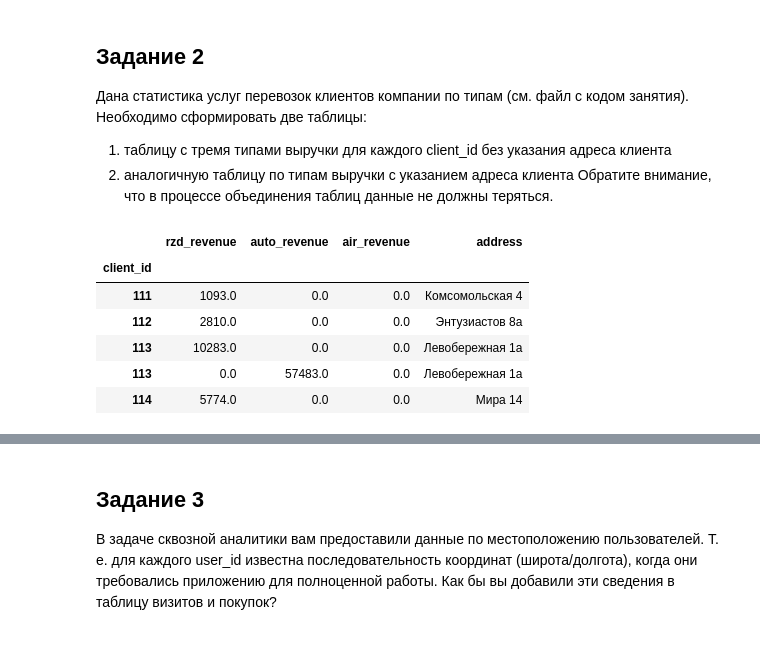
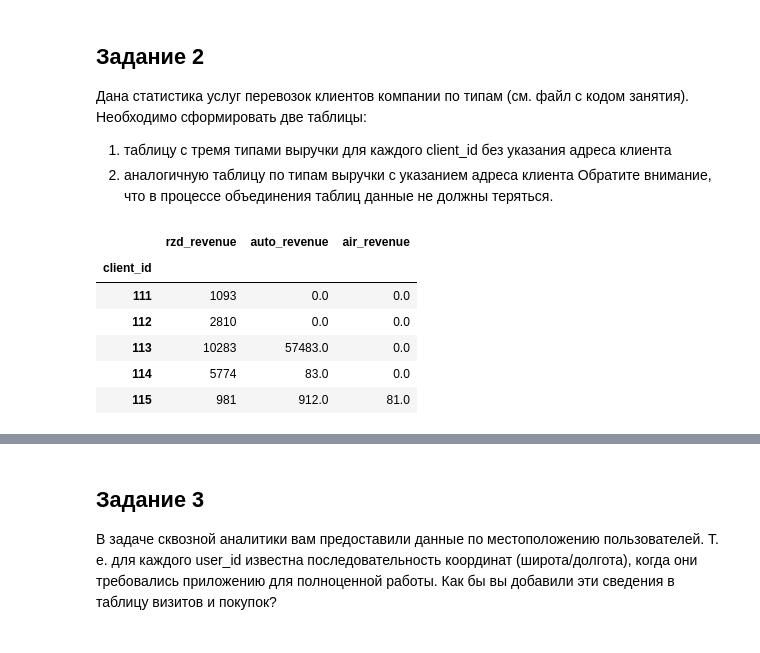
Before and after one commit to pythonwillow/pyda, a Jupyter notebook: Python_8_pandas.ipynb, the cells around one changed output, grey strips where cells are left out. Cells and saved outputs as stored; diff of their text form; code cells hidden in the pictures.

```diff
--- a/Python_8_pandas.ipynb
+++ b/Python_8_pandas.ipynb
@@ -547,22 +547,17 @@ int(lifetime['average'].mean().round())
 1. аналогичную таблицу по типам выручки с указанием адреса клиента
 Обратите внимание, что в процессе объединения таблиц данные не должны теряться.
 # %%
-all_perevozkis = pd.concat([rzd.set_index('client_id'), auto.set_index('client_id'), air.set_index('client_id')],
-                           ignore_index=False, sort=False)
+# all_perevozkis: pd.DataFrame = pd.concat([rzd.set_index('client_id'), auto.set_index('client_id'), air.set_index('client_id')],
+                           # ignore_index=False, sort=False)
+all_perevozkis: pd.DataFrame = rzd.set_index('client_id').join(auto.set_index('client_id'))\
+    .join(air.set_index('client_id'))
 all_perevozkis.fillna(0, inplace=True)
-all_perevozkis.head()
-all_adresses = all_perevozkis.join(client_base.set_index('client_id'), how='left')
-
-#проверяем
-assert all_perevozkis['rzd_revenue'].sum() == all_adresses['rzd_revenue'].sum()
-assert all_perevozkis['auto_revenue'].sum() == all_adresses['auto_revenue'].sum()
-
-all_adresses.head()
+all_perevozkis.head(15)
 # %% [output]
-|  | rzd_revenue | auto_revenue | air_revenue | address |
-| client_id |  |  |  |  |
-| 111 | 1093.0 | 0.0 | 0.0 | Комсомольская 4 |
-| 112 | 2810.0 | 0.0 | 0.0 | Энтузиастов 8а |
-| 113 | 10283.0 | 0.0 | 0.0 | Левобережная 1а |
-| 113 | 0.0 | 57483.0 | 0.0 | Левобережная 1а |
-| 114 | 5774.0 | 0.0 | 0.0 | Мира 14 |
+|  | rzd_revenue | auto_revenue | air_revenue |
+| client_id |  |  |  |
+| 111 | 1093 | 0.0 | 0.0 |
+| 112 | 2810 | 0.0 | 0.0 |
+| 113 | 10283 | 57483.0 | 0.0 |
+| 114 | 5774 | 83.0 | 0.0 |
+| 115 | 981 | 912.0 | 81.0 |
```
Also changed, not shown: parts of 1 cell of this notebook.
